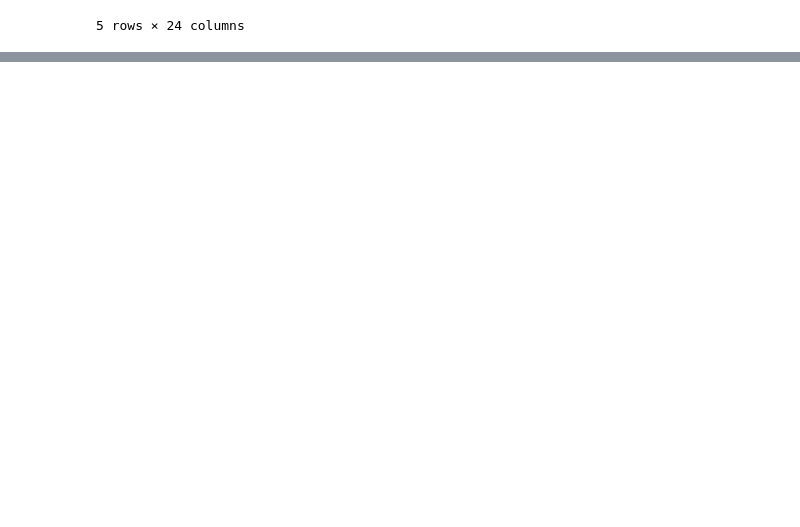
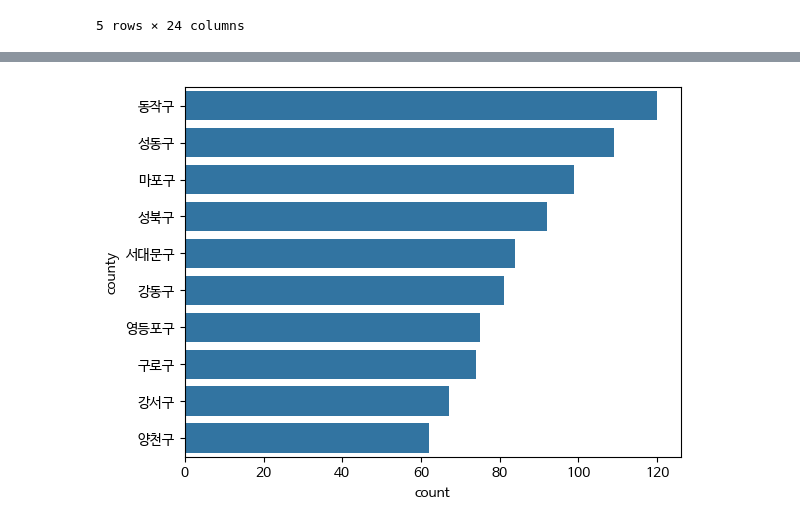
Before and after one commit to JakeOh/202511_BD53, a Jupyter notebook: lab_python/da13_apt.ipynb, the cells around one changed output, grey strips where cells are left out. Drawn from its saved outputs; the diff is of its cells as text; code cells hidden in the pictures; blank space fills up the shorter version.

```diff
--- a/lab_python/da13_apt.ipynb
+++ b/lab_python/da13_apt.ipynb
@@ -615,3 +615,8 @@ seoul_midsize_df.head()
 | 13 | 14 | 서울특별시 강북구 미아동 | 1353 | 1353 | 0 | 에스케이북한산시티 | 84.760 | 202504 | 30 | 72000 | ... | ... |
 | 28 | 29 | 서울특별시 동작구 흑석동 | 339 | 339 | 0 | 흑석한강센트레빌Ⅱ | 84.946 | 202504 | 30 | 172000 | ... | ... |
 5 rows × 24 columns
+# %%
+seoul_midsize_by_county = seoul_midsize_df.pivot_table(values='거래금액',
+                                                       index='county',
+                                                       aggfunc={'거래금액': ['count', 'mean', 'min', 'max']})
+seoul_midsize_by_county
@@ -617,0 +642,4 @@ seoul_midsize_df.head()
+# %%
+# seoul_midsize_df에서 구별 거래 건수 상위 10개 지역을 찾고 시각화
+top10 = seoul_midsize_by_county.sort_values(by='count', ascending=False).head(n=10)
+top10
@@ -617,0 +659,5 @@ seoul_midsize_df.head()
+# %%
+sns.barplot(data=top10, x='count', y='county')
+plt.show()
+# %% [output]
+[figure, added]
```
Also changed, not shown: parts of 5 cells of this notebook.
